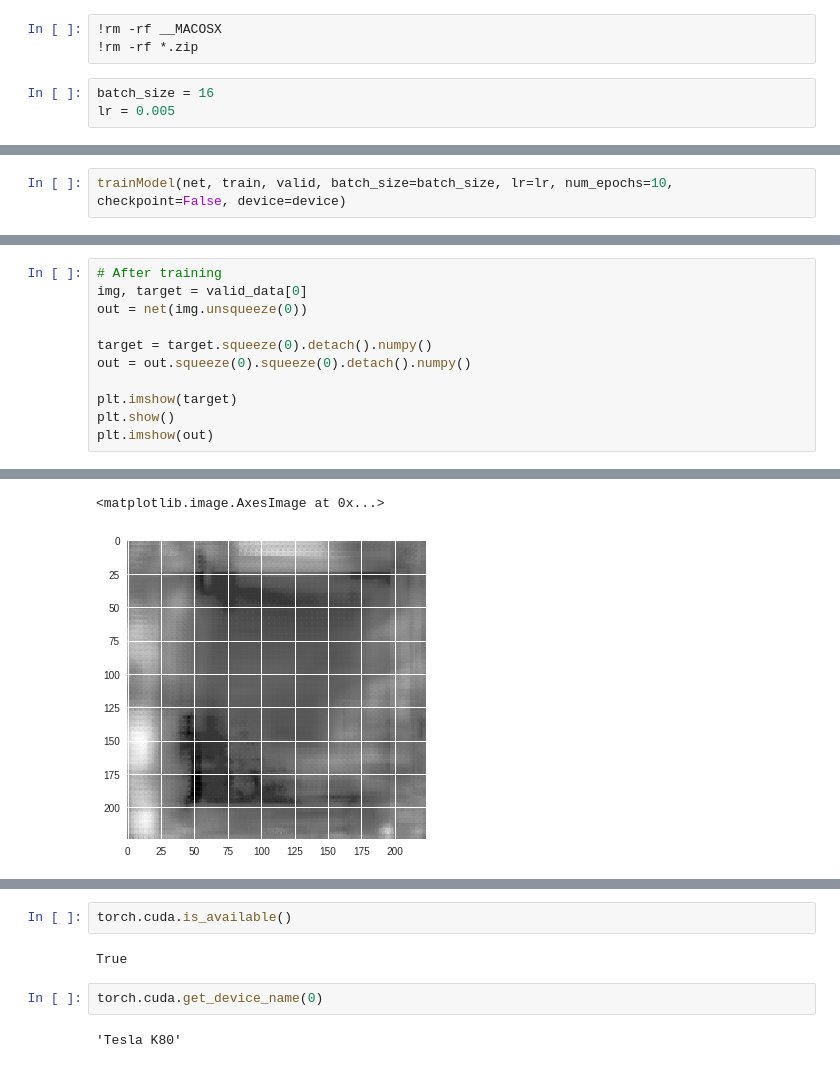
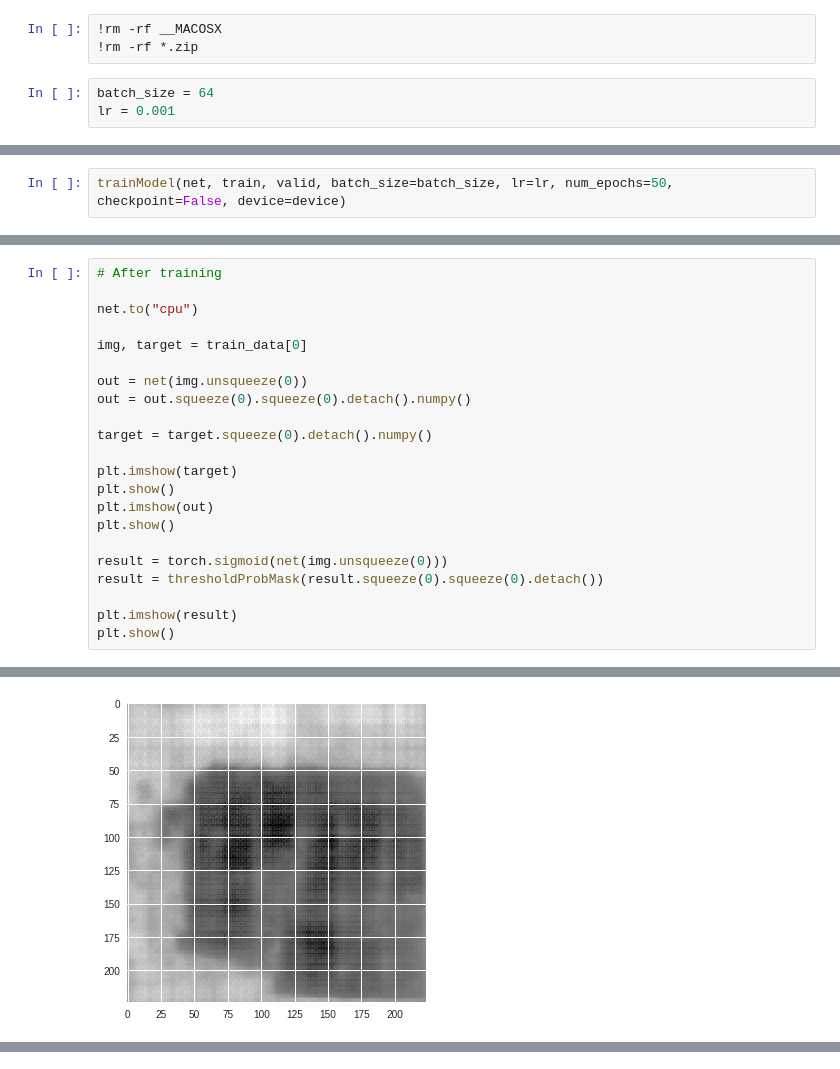
Before and after one commit to MNRKhan/aps360-project, a Jupyter notebook: modules/experimental_sample.ipynb, the cells around one changed output, grey strips where cells are left out. Cells and saved outputs as stored; diff of their text form.

Commit message:
updated training setup

```diff
--- a/modules/experimental_sample.ipynb
+++ b/modules/experimental_sample.ipynb
@@ -95,8 +97,8 @@ Archive:  data_vehicle.zip
 !rm -rf __MACOSX
 !rm -rf *.zip
 # %%
-batch_size = 16
-lr = 0.005
+batch_size = 64
+lr = 0.001
 # %%
 # Set random seeds
 
@@ -137,3 +146,3 @@ Model is being trained on: cuda:0
 # %%
-trainModel(net, train, valid, batch_size=batch_size, lr=lr, num_epochs=10, checkpoint=False, device=device)
+trainModel(net, train, valid, batch_size=batch_size, lr=lr, num_epochs=50, checkpoint=False, device=device)
 # %% [output]
@@ -159,12 +150,23 @@ On at epoch: 9
 # %%
 # After training
-img, target = valid_data[0]
+
+net.to("cpu")
+
+img, target = train_data[0]
+
 out = net(img.unsqueeze(0))
+out = out.squeeze(0).squeeze(0).detach().numpy()
 
 target = target.squeeze(0).detach().numpy()
-out = out.squeeze(0).squeeze(0).detach().numpy()
 
 plt.imshow(target)
 plt.show()
 plt.imshow(out)
+plt.show()
+
+result = torch.sigmoid(net(img.unsqueeze(0)))
+result = thresholdProbMask(result.squeeze(0).squeeze(0).detach())
+
+plt.imshow(result)
+plt.show()
 # %% [output]
@@ -172,2 +174 @@ plt.imshow(out)
-<matplotlib.image.AxesImage at 0x...>
-[figure, old version]
+[figure, new version]
@@ -174,8 +175,0 @@ plt.imshow(out)
-# %%
-torch.cuda.is_available()
-# %% [output]
-True
-# %%
-torch.cuda.get_device_name(0)
-# %% [output]
-'Tesla K80'
```
Also changed, not shown: parts of 10 cells of this notebook.
